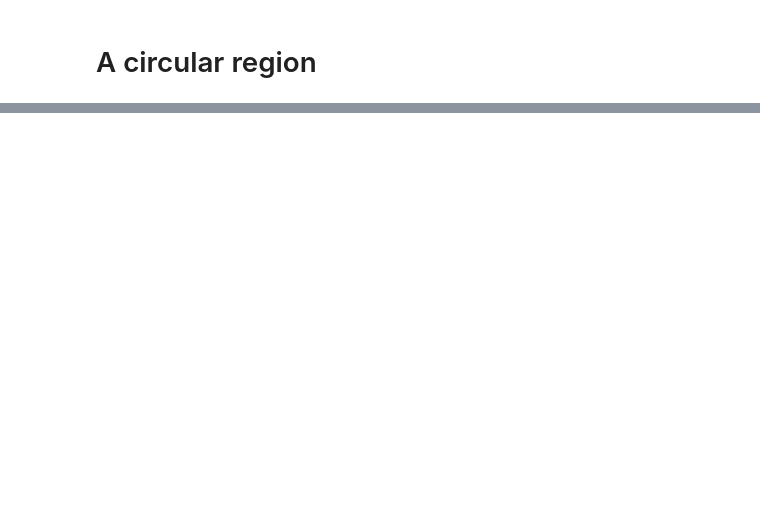
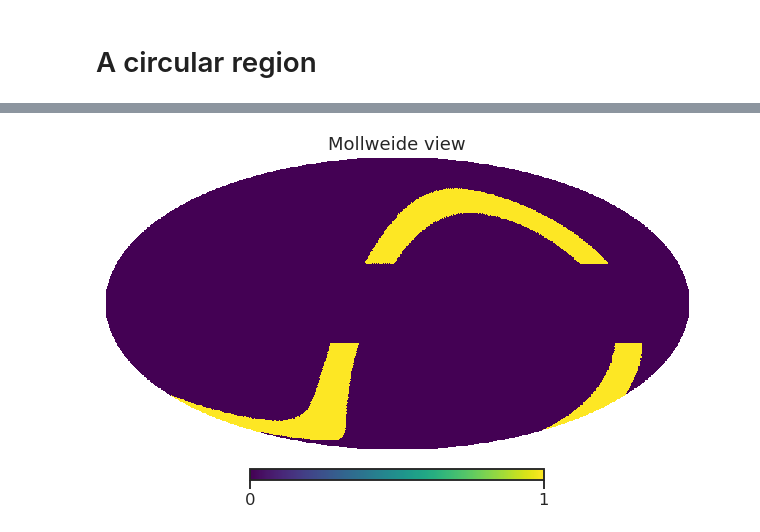
Before and after one commit to yaojian95/Beta_s, a Jupyter notebook: Power_spectrum_estimation.ipynb, the cells around one changed output, grey strips where cells are left out. Saved outputs shown, nothing was run; the diff lists cells and outputs as text; code cells hidden in the pictures; blank space fills up the shorter version.

```diff
--- a/Power_spectrum_estimation.ipynb
+++ b/Power_spectrum_estimation.ipynb
@@ -251,0 +292,4 @@ hp.mollview(mask_cir,title='', cmap = 'viridis')
+# %%
+cut = cm.make_mask_total(nside = Nside, l_mask = False, b_mask = True, b_deg_min = -20, b_deg_max = 20)
+# %%
+mask_both_cut = cut*mask_both
@@ -251,0 +300,4 @@ hp.mollview(mask_cir,title='', cmap = 'viridis')
+# %%
+hp.mollview(mask_both_cut, cmap = 'viridis')
+# %% [output]
+[figure, added]
```
Also changed, not shown: parts of 42 cells of this notebook.
